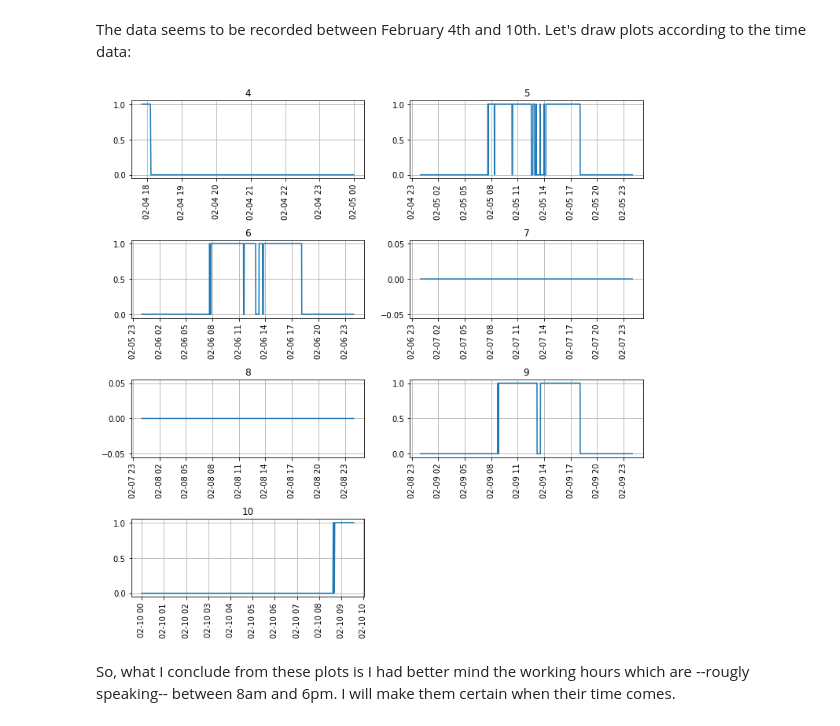
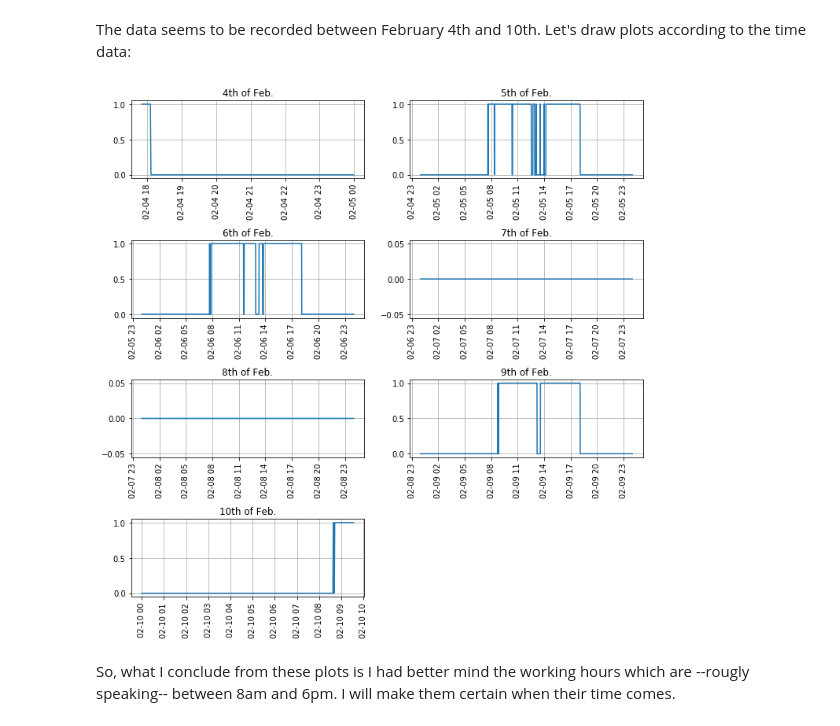
Before and after one commit to armut/Occupancy-Detection, a Jupyter notebook: A Scandal In the Office.ipynb, the cells around one changed output. Drawn from its saved outputs; the diff is of its cells as text; code cells hidden in the pictures.

```diff
--- a/A Scandal In the Office.ipynb
+++ b/A Scandal In the Office.ipynb
@@ -107,8 +198,7 @@ def plot_graph(x_values_list, y_values_list):
 # %% [markdown]
 date_list will be the x-axis of the graphs:
-# %%
-date_list = []
-for dd in train['Date'].values.tolist():
-    date_list.append(dateOrNotToDate(dd))
+# %%
+for i, dd in enumerate(train['Date']):
+    train.iloc[i, train.columns.get_loc('Date')] = dateOrNotToDate(train['Date'].iloc[i])
 # %% [markdown]
 Let's start plotting:
@@ -138,0 +205,12 @@ plot_graph(date_list, train['Occupancy'].values.tolist())
+# %%
+for i, col in enumerate(train.columns.values[1:]):
+    plt.subplot(3, 2, i+1)
+    plt.plot(train['Date'].values.tolist(), train[col].values.tolist(), label=col)
+    plt.title(col)
+    fig, ax = plt.gcf(), plt.gca()
+    ax.xaxis_date()
+    fig.autofmt_xdate()
+    fig.set_size_inches(10, 10)
+    plt.tight_layout()
+    plt.grid(True)
+plt.show()
@@ -163,4 +263,5 @@ If I could get the start indices of every day in the date_list, I could iterate
 # %%
+date_list = train.Date.values.tolist()
 day_start_indices = []
 for i in range(5, 11):
     day_start_indices.append(
@@ -172,20 +273,20 @@ The data seems to be recorded between February 4th and 10th. Let's draw plots ac
 # %%
 for i in range(len(day_start_indices)):
     plt.subplot(4, 2, i + 1)
     if i != len(day_start_indices) - 1:
         plt.plot(date_list[day_start_indices[i]:day_start_indices[i+1]], train['Occupancy'].values.tolist()[day_start_indices[i]:day_start_indices[i+1]])
     else:
         plt.plot(date_list[day_start_indices[i]:], train['Occupancy'].values.tolist()[day_start_indices[i]:])
-    plt.title(str(i + 4))
+    plt.title(str(i + 4) + 'th of Feb.')
     plt.grid(True)
     plt.xticks(rotation=90)
     fig, ax = plt.gcf(), plt.gca()
     ax.xaxis_date()
     fig.set_size_inches(10, 10)
     fig.tight_layout()
 plt.show()
 # %% [output]
-[figure, old version]
+[figure, new version]
 # %% [markdown]
 So, what I conclude from these plots is I had better mind the working hours which are --rougly speaking-- between 8am and 6pm. I will make them certain when their time comes.
 # %% [markdown]
```
Also changed, not shown: parts of 26 cells of this notebook.
